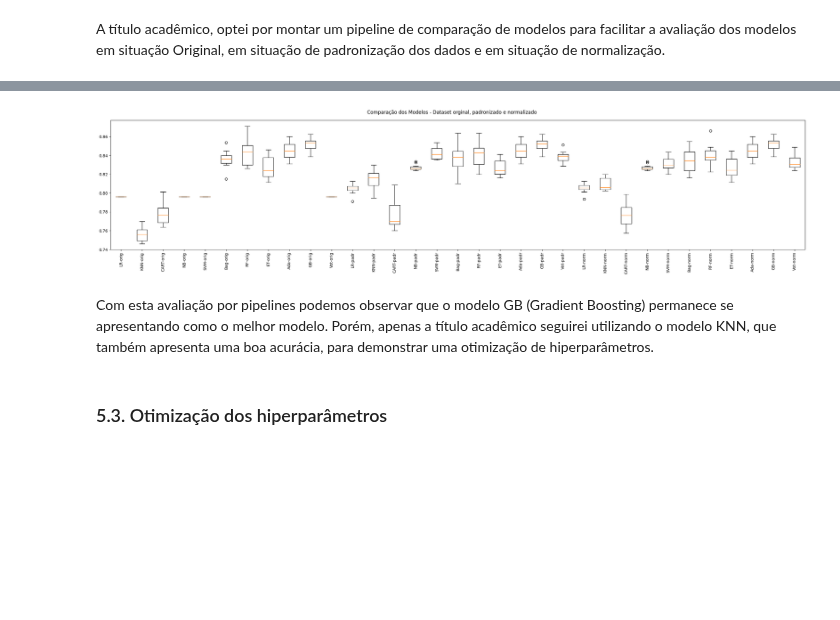
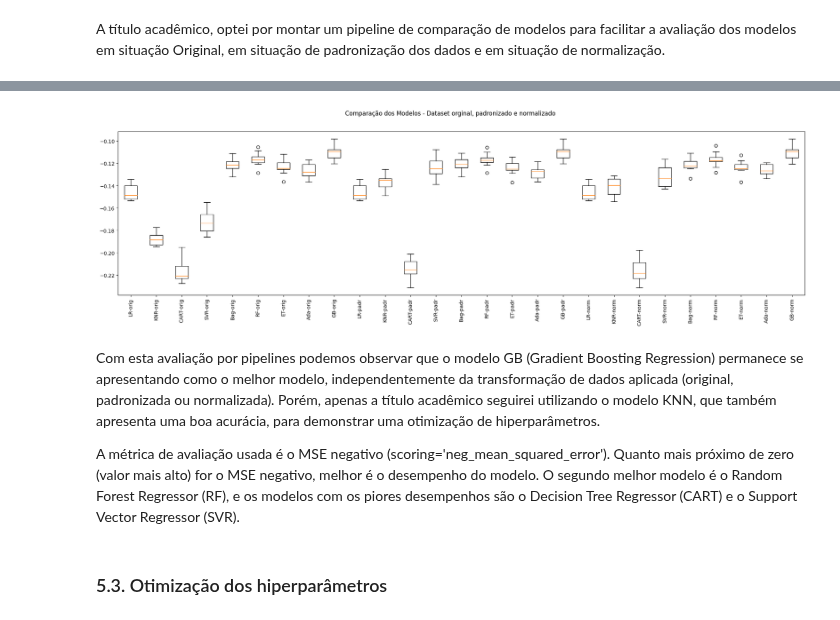
Before and after one commit to zulatopaula/MVP_CD_BankChurn, a Jupyter notebook: PZ_MVP_CD_BankChurn_ML_FinalVersion.ipynb, the cells around one changed output, grey strips where cells are left out. Saved outputs shown, nothing was run; the diff lists cells and outputs as text; code cells hidden in the pictures; blank space fills up the shorter version.

```diff
--- a/PZ_MVP_CD_BankChurn_ML_FinalVersion.ipynb
+++ b/PZ_MVP_CD_BankChurn_ML_FinalVersion.ipynb
@@ -504,17 +479,16 @@ Usei aqui a estratégia train-test-split considerando 80% do conjunto de dados p
 # %% [markdown]
 A validação cruzada é uma técnica de avaliação de modelo e treinamento que divide os dados em várias partições e treina vários algoritmos nessas partições. Essa técnica melhora a robustez do modelo mantendo os dados do processo de treinamento. A título acadêmico, utilizei aqui mais abaixo uma validação cruzada com o métoco K-Fold.
 # %%
-test_size = 0.20 # tamanho do conjunto de teste
-seed = 7 # semente aleatória
+test_size = 0.20  # tamanho do conjunto de teste
+seed = 7  # semente aleatória
 
 # Separação em conjuntos de treino e teste
 array = novodataset.values
-X = array[:,0:9]
-y = array[:,9]
-X_train, X_test, y_train, y_test = train_test_split(X, y,
-    test_size=test_size, shuffle=True, random_state=seed, stratify=y) # holdout com estratificação
+X = array[:, 0:9]
+y = array[:, 9]
+X_train, X_test, y_train, y_test = train_test_split(X, y, test_size=test_size, random_state=seed)
 
 # Parâmetros e partições da validação cruzada
-scoring = 'accuracy'
+scoring = 'neg_mean_squared_error'
 num_particoes = 10
-kfold = StratifiedKFold(n_splits=num_particoes, shuffle=True, random_state=seed) # validação cruzada com estratificação
+kfold = KFold(n_splits=num_particoes, shuffle=True, random_state=seed)  # validação cruzada regular em vez de estratificação (já que é um problema de regressão)
@@ -603,17 +573,15 @@ names = []
 # Criando os elementos do pipeline
 
 # Algoritmos que serão utilizados
-reg_log = ('LR', LogisticRegression(max_iter=200))
-knn = ('KNN', KNeighborsClassifier())
-cart = ('CART', DecisionTreeClassifier())
-naive_bayes = ('NB', GaussianNB())
-svm = ('SVM', SVC())
-bagging = ('Bag', BaggingClassifier(base_estimator=base, n_estimators=num_trees))
-random_forest = ('RF', RandomForestClassifier(n_estimators=num_trees, max_features=max_features))
-extra_trees = ('ET', ExtraTreesClassifier(n_estimators=num_trees, max_features=max_features))
-adaboost = ('Ada', AdaBoostClassifier(n_estimators=num_trees))
-gradient_boosting = ('GB', GradientBoostingClassifier(n_estimators=num_trees))
-voting = ('Voting', VotingClassifier(bases))
+reg_lin = ('LR', LinearRegression())
+knn = ('KNR', KNeighborsRegressor())
+cart = ('CART', DecisionTreeRegressor())
+svm = ('SVR', SVR())
+bagging = ('Bag', BaggingRegressor(base_estimator=base, n_estimators=num_trees))
+random_forest = ('RF', RandomForestRegressor(n_estimators=num_trees, max_features=max_features))
+extra_trees = ('ET', ExtraTreesRegressor(n_estimators=num_trees, max_features=max_features))
+adaboost = ('Ada', AdaBoostRegressor(n_estimators=num_trees))
+gradient_boosting = ('GB', GradientBoostingRegressor(n_estimators=num_trees))
 
 # Transformações que serão utilizadas
 standard_scaler = ('StandardScaler', StandardScaler())
@@ -623,43 +591,37 @@ min_max_scaler = ('MinMaxScaler', MinMaxScaler())
 # Montando os pipelines
 
 # Dataset original
-pipelines.append(('LR-orig', Pipeline([reg_log])))
-pipelines.append(('KNN-orig', Pipeline([knn])))
+pipelines.append(('LR-orig', Pipeline([reg_lin])))
+pipelines.append(('KNR-orig', Pipeline([knn])))
 pipelines.append(('CART-orig', Pipeline([cart])))
-pipelines.append(('NB-orig', Pipeline([naive_bayes])))
-pipelines.append(('SVM-orig', Pipeline([svm])))
+pipelines.append(('SVR-orig', Pipeline([svm])))
 pipelines.append(('Bag-orig', Pipeline([bagging])))
 pipelines.append(('RF-orig', Pipeline([random_forest])))
 pipelines.append(('ET-orig', Pipeline([extra_trees])))
 pipelines.append(('Ada-orig', Pipeline([adaboost])))
 pipelines.append(('GB-orig', Pipeline([gradient_boosting])))
-pipelines.append(('Vot-orig', Pipeline([voting])))
 
 # Dataset Padronizado
-pipelines.append(('LR-padr', Pipeline([standard_scaler, reg_log])))
-pipelines.append(('KNN-padr', Pipeline([standard_scaler, knn])))
+pipelines.append(('LR-padr', Pipeline([standard_scaler, reg_lin])))
+pipelines.append(('KNR-padr', Pipeline([standard_scaler, knn])))
 pipelines.append(('CART-padr', Pipeline([standard_scaler, cart])))
-pipelines.append(('NB-padr', Pipeline([standard_scaler, naive_bayes])))
-pipelines.append(('SVM-padr', Pipeline([standard_scaler, svm])))
+pipelines.append(('SVR-padr', Pipeline([standard_scaler, svm])))
 pipelines.append(('Bag-padr', Pipeline([standard_scaler, bagging])))
 pipelines.append(('RF-padr', Pipeline([standard_scaler, random_forest])))
 pipelines.append(('ET-padr', Pipeline([standard_scaler, extra_trees])))
 pipelines.append(('Ada-padr', Pipeline([standard_scaler, adaboost])))
 pipelines.append(('GB-padr', Pipeline([standard_scaler, gradient_boosting])))
-pipelines.append(('Vot-padr', Pipeline([standard_scaler, voting])))
 
 # Dataset Normalizado
-pipelines.append(('LR-norm', Pipeline([min_max_scaler, reg_log])))
-pipelines.append(('KNN-norm', Pipeline([min_max_scaler, knn])))
+pipelines.append(('LR-norm', Pipeline([min_max_scaler, reg_lin])))
+pipelines.append(('KNR-norm', Pipeline([min_max_scaler, knn])))
 pipelines.append(('CART-norm', Pipeline([min_max_scaler, cart])))
-pipelines.append(('NB-norm', Pipeline([min_max_scaler, naive_bayes])))
-pipelines.append(('SVM-norm', Pipeline([min_max_scaler, svm])))
+pipelines.append(('SVR-norm', Pipeline([min_max_scaler, svm])))
 pipelines.append(('Bag-norm', Pipeline([min_max_scaler, bagging])))
 pipelines.append(('RF-norm', Pipeline([min_max_scaler, random_forest])))
 pipelines.append(('ET-norm', Pipeline([min_max_scaler, extra_trees])))
 pipelines.append(('Ada-norm', Pipeline([min_max_scaler, adaboost])))
 pipelines.append(('GB-norm', Pipeline([min_max_scaler, gradient_boosting])))
-pipelines.append(('Vot-norm', Pipeline([min_max_scaler, voting])))
 
 # Executando os pipelines
 for name, model in pipelines:
@@ -697,6 +659,9 @@ Vot-norm: 0.833 (0.008)
-[figure, old version]
+[figure, new version]
 # %% [markdown]
-Com esta avaliação por pipelines podemos observar que o modelo GB (Gradient Boosting) permanece se apresentando como o melhor modelo. Porém, apenas a título acadêmico seguirei utilizando o modelo KNN, que também apresenta uma boa acurácia, para demonstrar uma otimização de hiperparâmetros.
+Com esta avaliação por pipelines podemos observar que o modelo GB (Gradient Boosting Regression) permanece se apresentando como o melhor modelo, independentemente da transformação de dados aplicada (original, padronizada ou normalizada). Porém, apenas a título acadêmico seguirei utilizando o modelo KNN, que também apresenta uma boa acurácia, para demonstrar uma otimização de hiperparâmetros.
+
+A métrica de avaliação usada é o MSE negativo (scoring='neg_mean_squared_error'). Quanto mais próximo de zero (valor mais alto) for o MSE negativo, melhor é o desempenho do modelo.
+O segundo melhor modelo é o Random Forest Regressor (RF), e os modelos com os piores desempenhos são o Decision Tree Regressor (CART) e o Support Vector Regressor (SVR).
 # %% [markdown]
 ### 5.3. Otimização dos hiperparâmetros
 # %% [markdown]
```
Also changed, not shown: parts of 16 cells of this notebook.
